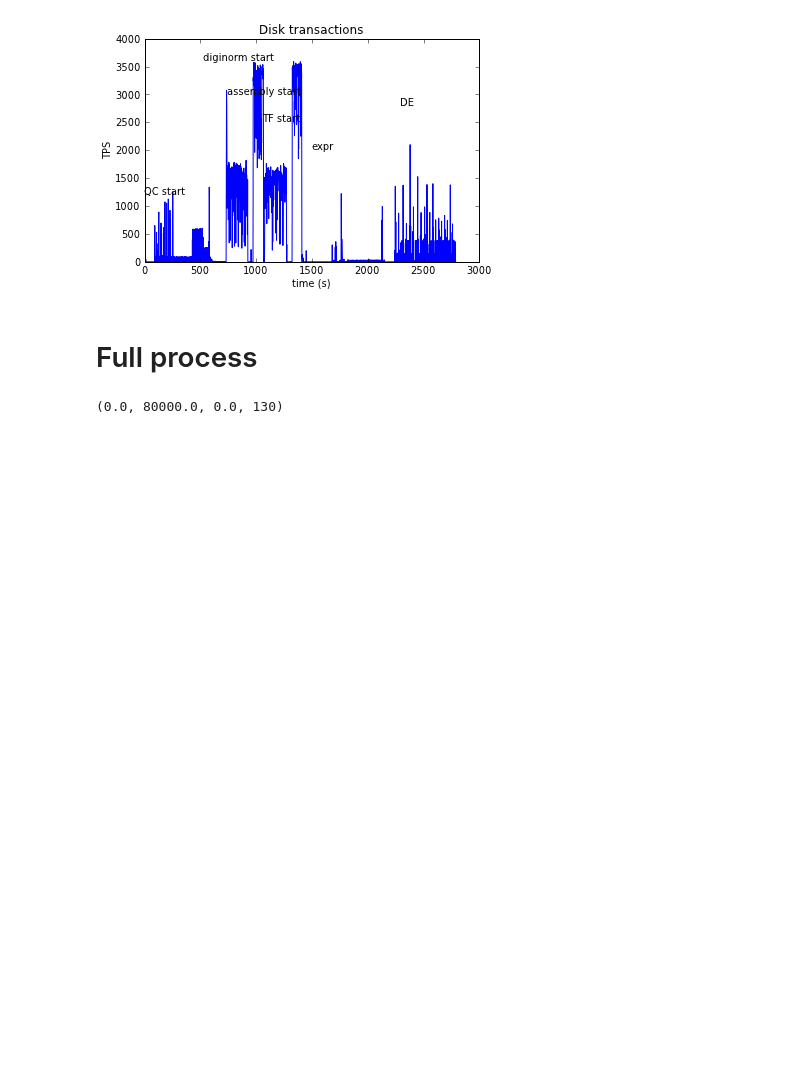
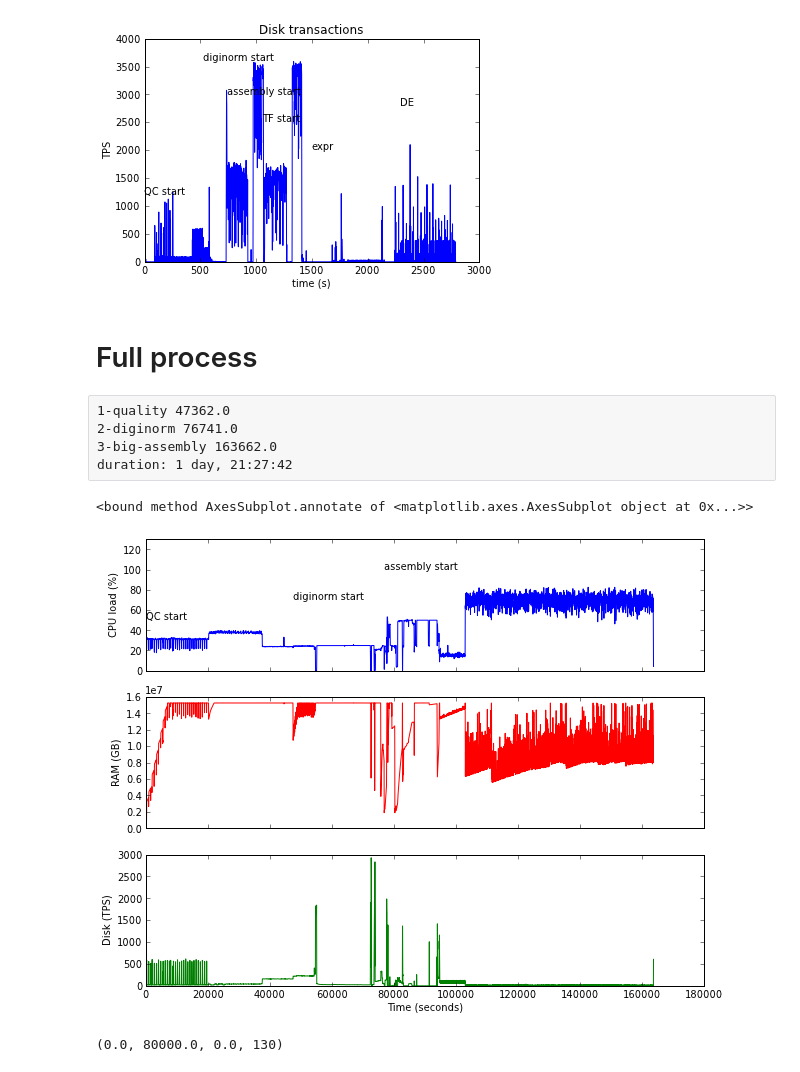
Before and after one commit to ctb/sartre, a Jupyter notebook: bench0.ipynb, the cells around one changed output. Cells and saved outputs as stored; diff of their text form; code cells hidden in the pictures; blank space fills up the shorter version.

```diff
--- a/bench0.ipynb
+++ b/bench0.ipynb
@@ -63,9 +104,29 @@ annotate("DE", (2301, 2800))
 [figure]
 # %% [markdown]
 # Full process
-# %%
-import numpy
-longdata = numpy.loadtxt('long/log.out')
+# %% [raw]
+1-quality 47362.0
+2-diginorm 76741.0
+3-big-assembly 163662.0
+duration: 1 day, 21:27:42
+# %%
+import numpy
+longdata = numpy.loadtxt('m1.xlarge-normal/log.out')
+
+f, axarr = triptych(longdata)
+
+plot1 = axarr[0]
+
+plot1.set_ylim((0, 130))
+plot1.annotate("QC start", (0, 50))
+plot1.annotate("diginorm start", (47362, 70))
+plot1.annotate("assembly start", (76741, 100))
+
+plot2 = axarr[1]
+#plot2.yticks([40, 80, 120, 160])
+# %% [output]
+<bound method AxesSubplot.annotate of <matplotlib.axes.AxesSubplot object at 0x...>>
+[figure, added]
 # %%
 plot(longdata[:,0], longdata[:,1])
 xlabel('time (s)')
```
Also changed, not shown: parts of 3 cells of this notebook, 2 other files.
